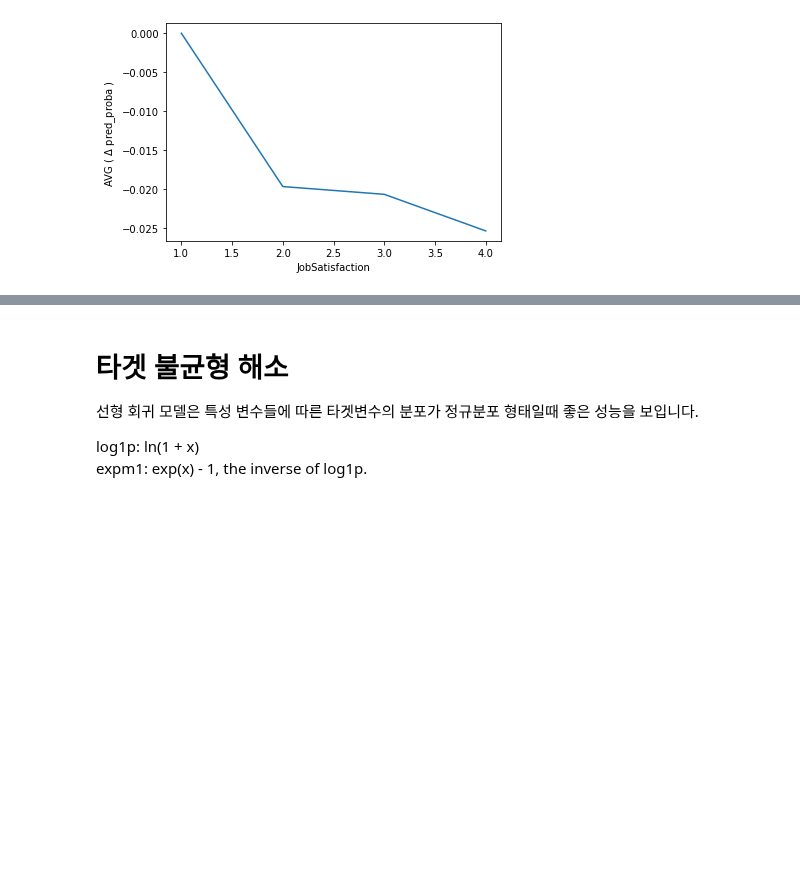
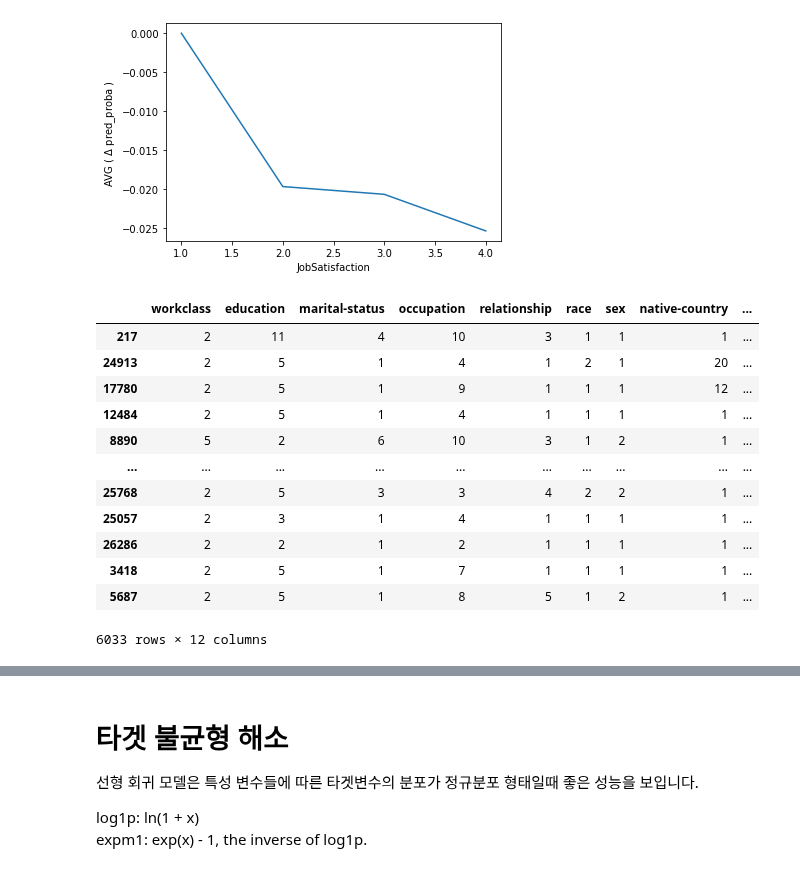
Before and after one commit to LamuneGitHub/A001_Python_Test, a Jupyter notebook: S23x_기계학습.ipynb, the cells around one changed output, grey strips where cells are left out. Cells and saved outputs as stored; diff of their text form; code cells hidden in the pictures; blank space fills up the shorter version.

```diff
--- a/S23x_기계학습.ipynb
+++ b/S23x_기계학습.ipynb
@@ -535,3 +537,19 @@ plt.show()
 #     frac_to_plot=50,  # float type을 입력하면 전체 데이터 갯수 중 plotting할 데이터 수의 비율이 됩니다. int type을 입력하면 데이터의 수가 됩니다.
 #     plot_pts_dist=True,
 # )
+# %%
+X_val_encoded
+# %% [output]
+|  | workclass | education | marital-status | occupation | relationship | race | sex | native-country | ... |
+| 217 | 2 | 11 | 4 | 10 | 3 | 1 | 1 | 1 | ... |
+| 24913 | 2 | 5 | 1 | 4 | 1 | 2 | 1 | 20 | ... |
+| 17780 | 2 | 5 | 1 | 9 | 1 | 1 | 1 | 12 | ... |
+| 12484 | 2 | 5 | 1 | 4 | 1 | 1 | 1 | 1 | ... |
+| 8890 | 5 | 2 | 6 | 10 | 3 | 1 | 2 | 1 | ... |
+| ... | ... | ... | ... | ... | ... | ... | ... | ... | ... |
+| 25768 | 2 | 5 | 3 | 3 | 4 | 2 | 2 | 1 | ... |
+| 25057 | 2 | 3 | 1 | 4 | 1 | 1 | 1 | 1 | ... |
+| 26286 | 2 | 2 | 1 | 2 | 1 | 1 | 1 | 1 | ... |
+| 3418 | 2 | 5 | 1 | 7 | 1 | 1 | 1 | 1 | ... |
+| 5687 | 2 | 5 | 1 | 8 | 5 | 1 | 2 | 1 | ... |
+6033 rows × 12 columns
```
Also changed, not shown: parts of 3 cells of this notebook.
